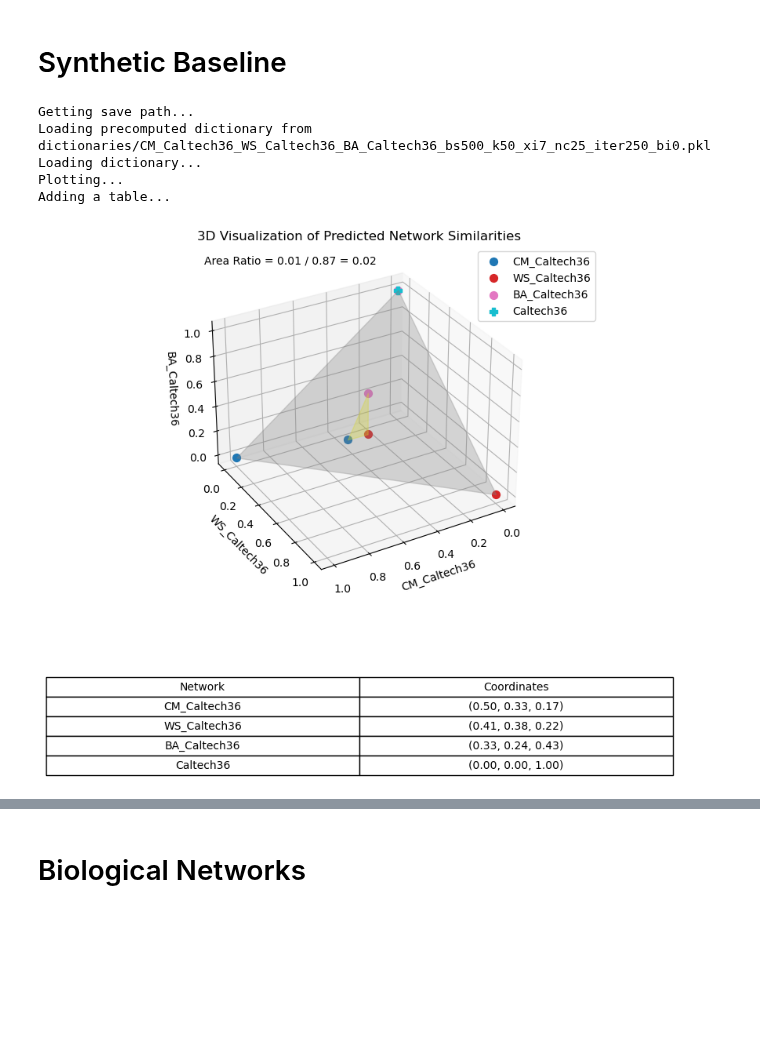
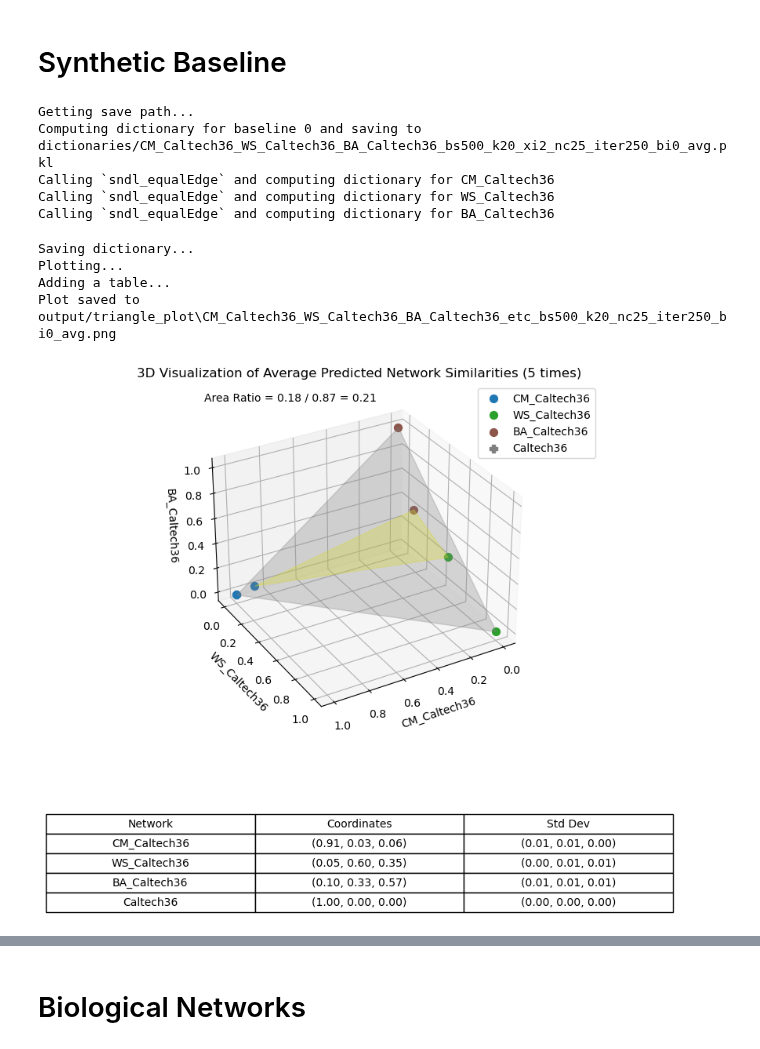
Before and after one commit to Yee-Millennium/REU2024_code, a Jupyter notebook: Visualization_Experiment.ipynb, the cells around one changed output, grey strips where cells are left out. Cells and saved outputs as stored; diff of their text form; code cells hidden in the pictures; blank space fills up the shorter version.

```diff
--- a/Visualization_Experiment.ipynb
+++ b/Visualization_Experiment.ipynb
@@ -144,13 +144,19 @@ CM('Caltech36')
 # Synthetic Baseline
 # %%
 ntwk_list = ['CM_Caltech36', 'WS_Caltech36', 'BA_Caltech36', 'Caltech36']
-plot_3d_prediction(ntwk_list, base_sample_size=500, k=50, n_components=25, iterations=250, baseline_i=0)
+plot_3d_prediction(ntwk_list, base_sample_size=500, k=20, n_components=25, iterations=250,
+                   xi=2, baseline_i=0, skip_folded_hom=False,
+                   average=True, times=5)
 # %% [output]
 Getting save path...
-Loading precomputed dictionary from dictionaries/CM_Caltech36_WS_Caltech36_BA_Caltech36_bs500_k50_xi7_nc25_iter250_bi0.pkl
-Loading dictionary...
-Plotting...
-Adding a table...
+Computing dictionary for baseline 0 and saving to dictionaries/CM_Caltech36_WS_Caltech36_BA_Caltech36_bs500_k20_xi2_nc25_iter250_bi0_avg.pkl
+Calling `sndl_equalEdge` and computing dictionary for CM_Caltech36
+Calling `sndl_equalEdge` and computing dictionary for WS_Caltech36
+Calling `sndl_equalEdge` and computing dictionary for BA_Caltech36
+Saving dictionary...
+Plotting...
+Adding a table...
+Plot saved to output/triangle_plot\CM_Caltech36_WS_Caltech36_BA_Caltech36_etc_bs500_k20_nc25_iter250_bi0_avg.png
-[figure, old version]
+[figure, new version]
 # %%
 ntwk_list = ['ER_Caltech36', 'WS_Caltech36', 'BA_Caltech36', 'Caltech36']
```
Also changed, not shown: parts of 4 cells of this notebook, 29 other files.
